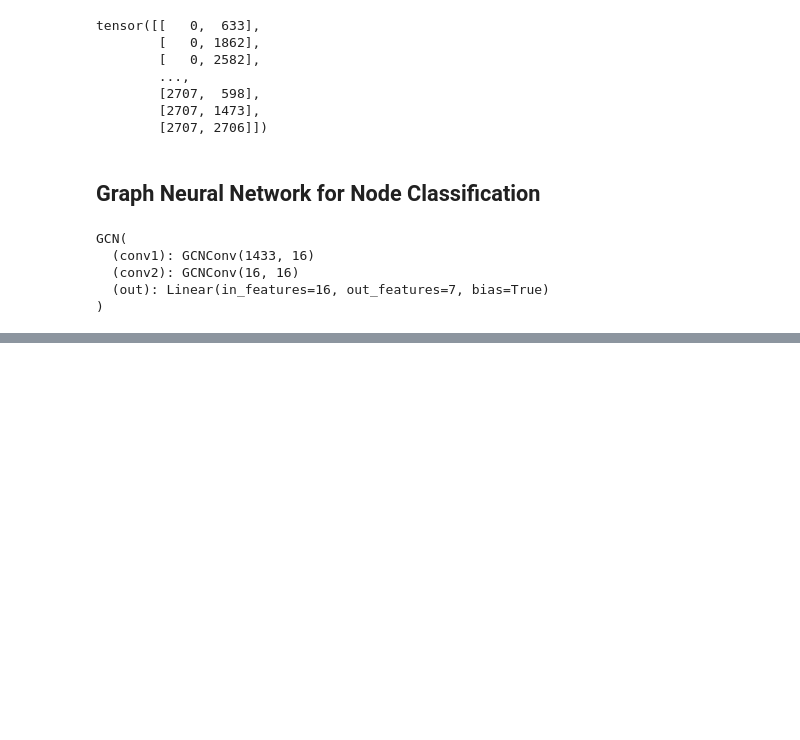
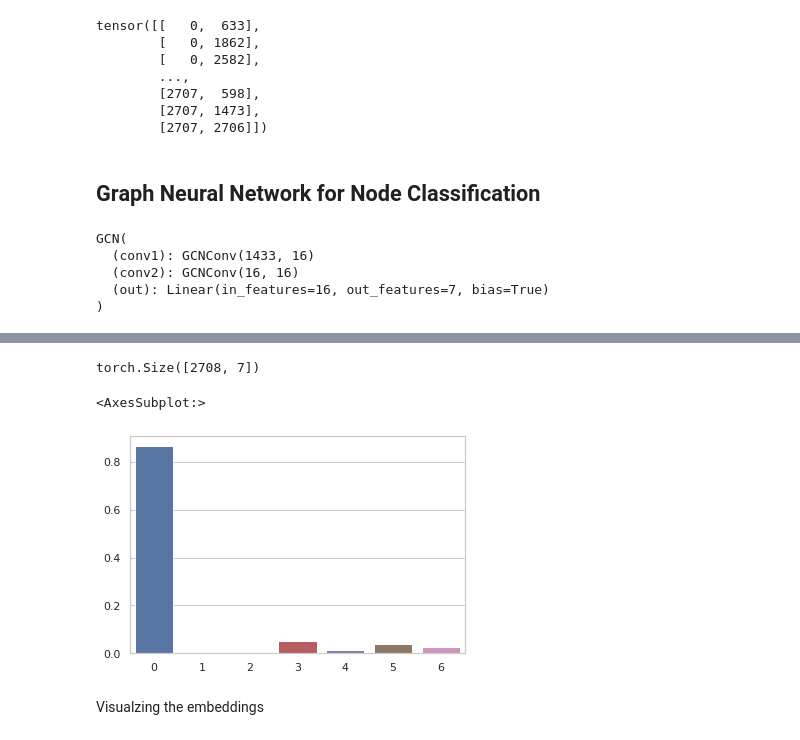
Before and after one commit to mirjunaid26/datascientist, a Jupyter notebook: GraphML/node_classification_GNN.ipynb, the cells around one changed output, grey strips where cells are left out. Cells and saved outputs as stored; diff of their text form; code cells hidden in the pictures; blank space fills up the shorter version.

```diff
--- a/GraphML/node_classification_GNN.ipynb
+++ b/GraphML/node_classification_GNN.ipynb
@@ -161,0 +247,14 @@ GCN(
+# %%
+import seaborn as sns
+import numpy as np
+sample = 11
+sns.set_theme(style="whitegrid")
+print(model(data.x, data.edge_index).shape)
+pred = model(data.x, data.edge_index)
+sns.barplot(x=np.array(range(7)), y=pred[sample].detach().cpu().numpy())
+# %% [output]
+torch.Size([2708, 7])
+<AxesSubplot:>
+[figure, added]
+# %% [markdown]
+Visualzing the embeddings
```
Also changed, not shown: parts of 13 cells of this notebook, 1 other file.
